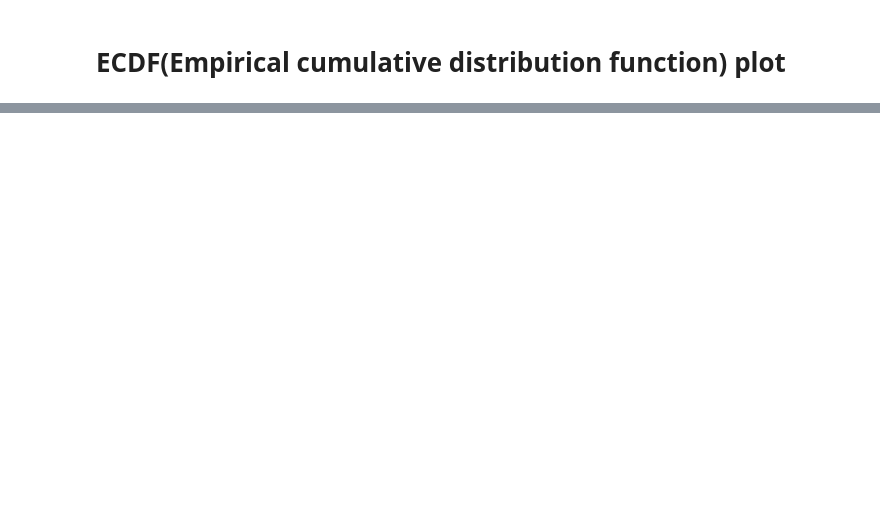
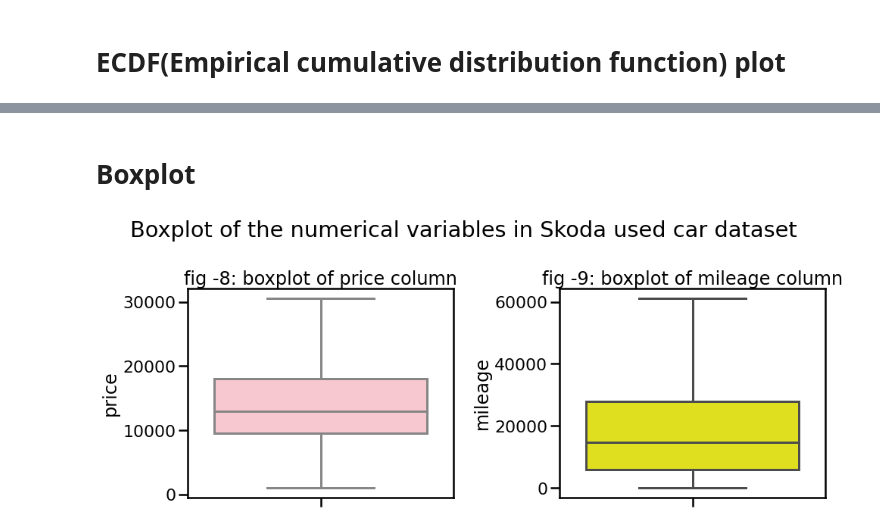
Before and after one commit to Karobi-16/skoda_used_car_analysis, a Jupyter notebook: skoda_used_car_EDA.ipynb, the cells around one changed output, grey strips where cells are left out. Cells and saved outputs as stored; diff of their text form; code cells hidden in the pictures; blank space fills up the shorter version.

```diff
--- a/skoda_used_car_EDA.ipynb
+++ b/skoda_used_car_EDA.ipynb
@@ -136,0 +206,16 @@ It's a cumulative distribution function which provides a way to model the cumula
+# %% [markdown]
+# Boxplot
+# %%
+plt.figure(figsize=(14,10))
+plt.subplot(2,2,1)
+sns.boxplot(y=df["price"], color='pink',showfliers=False)
+plt.title("fig -8: boxplot of price column")
+
+plt.subplot(2,2,2)
+sns.boxplot(y=df["mileage"], color='yellow', showfliers=False)
+plt.title("fig -9: boxplot of mileage column")
+plt.suptitle("Boxplot of the numerical variables in Skoda used car dataset")
+plt.tight_layout()
+plt.show()
+# %% [output]
+[figure, added]
```
Also changed, not shown: parts of 20 cells of this notebook.
